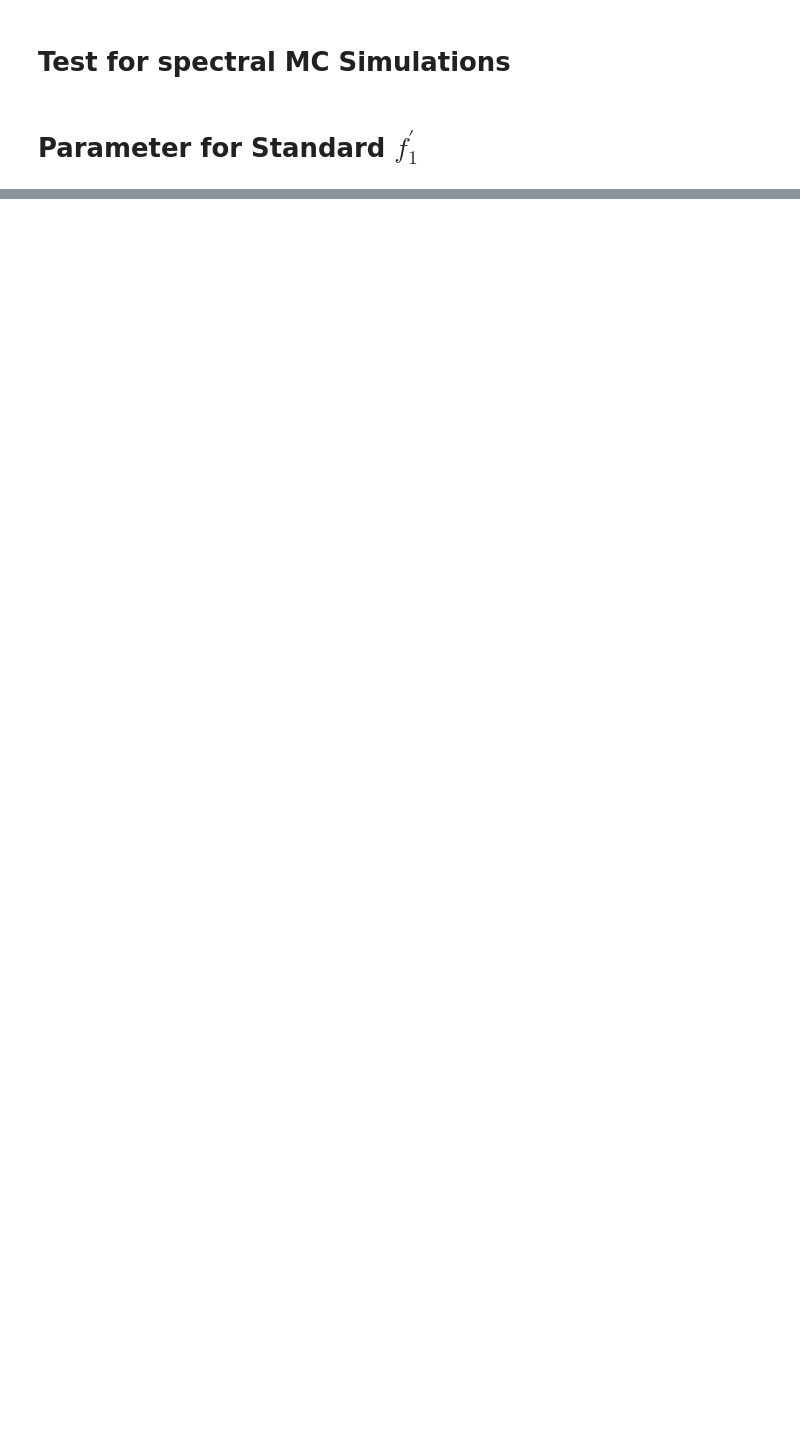
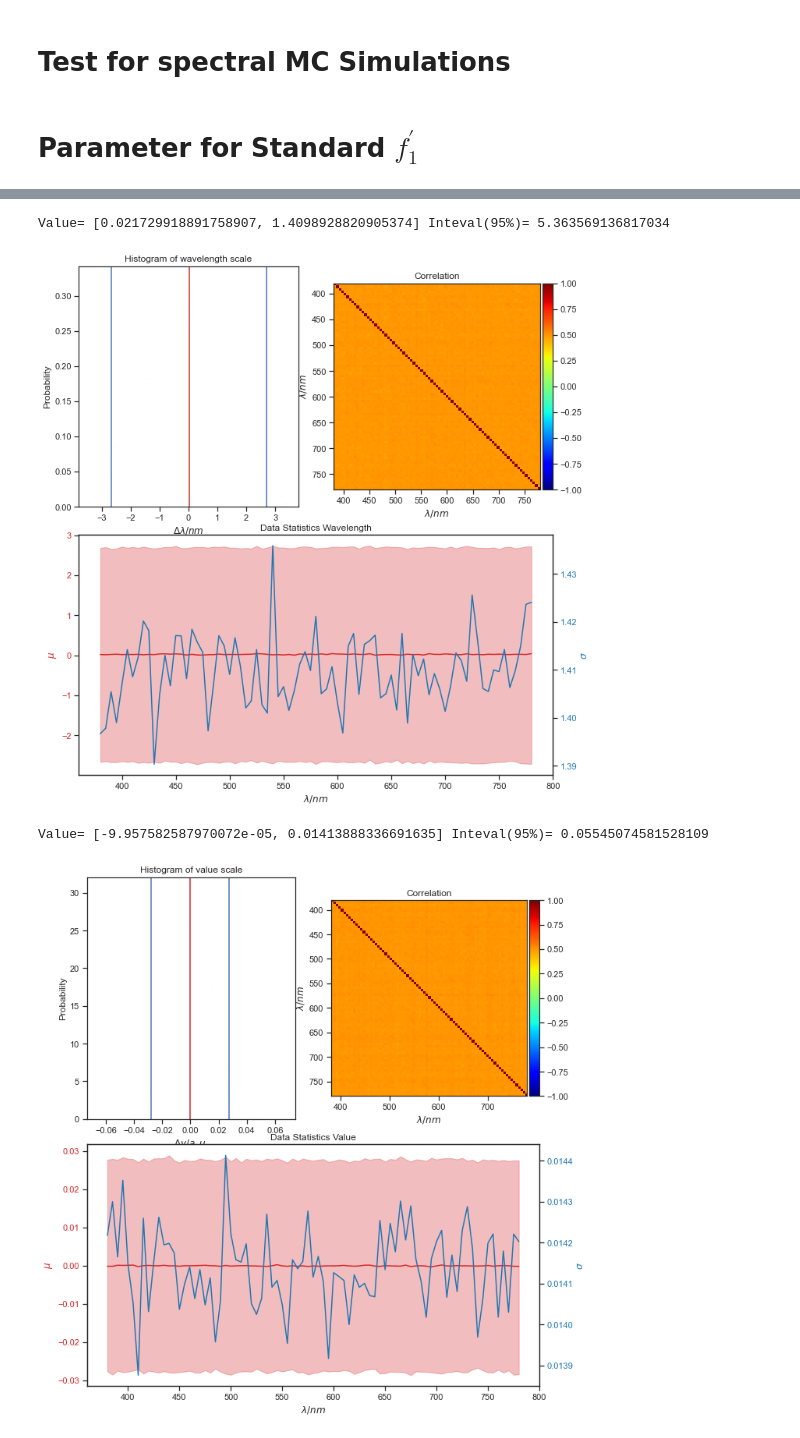
Before and after one commit to empir19nrm02/empir19nrm02, a Jupyter notebook: empir19nrm02/Jupyter/MCTest.ipynb, the cells around one changed output, grey strips where cells are left out. Drawn from its saved outputs; the diff is of its cells as text; code cells hidden in the pictures; blank space fills up the shorter version.

```diff
--- a/empir19nrm02/Jupyter/MCTest.ipynb
+++ b/empir19nrm02/Jupyter/MCTest.ipynb
@@ -26,26 +25,34 @@ trials = 100
 # %%
 def plotHistScales( data, fig=None, ax=None, bins=50, density=True,
              title='Title', xLabel='xLabel', yLabel=None):
-    plt.hist(data[1:], bins=bins, density=density)
-    plt.xlabel(xLabel)
-    plt.title(title)
+
+    if ax == None:
+        fig, ax1 = plt.subplots()
+    else:
+        ax1=ax
+
+    ax1.hist(data[1:], bins=bins, density=density)
+    ax1.set_xlabel(xLabel)
+    ax1.set_title(title)
     if yLabel is None:
-        plt.ylabel('Probability')
+        ax1.set_ylabel('Probability')
     else:
-        plt.ylabel(yLabel)
+        ax1.set_ylabel(yLabel)
 
     # stat over all
     [value, interval] = sumMC(data, Coverage=0.95)
+    print( 'Value=', value, 'Inteval(95%)=', interval[1]-interval[0])
 
-    plt.axvline(interval[0])
-    plt.axvline(interval[1])
-    plt.show()
-    print( 'Value=', value, 'Inteval(95%)=', interval[1]-interval[0])
+    ax1.axvline(interval[0])
+    ax1.axvline(interval[1])
+    ax1.axvline(value[0], color='tab:red')
+    if ax is None:
+        fig.show()
 
 def plotHistScalesWl( data, fig=None, ax=None, bins=50, density=True,
               title =  'Histogram of wavelength scale',
               xLabel = '$\Delta \lambda / nm$'):
-    plotHistScales( data,fig=fig, bins=bins, density=density, title=title, xLabel=xLabel)
+    plotHistScales( data,fig=fig, ax=ax, bins=bins, density=density, title=title, xLabel=xLabel)
 
 def plotHistScalesValue( data, fig=None, ax=None, bins=50, density=True,
               title =  'Histogram of value scale',
@@ -239,3 +271,13 @@ seaborn_plot_result( result3)
 #        fileName = str.format(iMC, jMC)
 #        np.save( fileName, array)
 #
+# %%
+analyse2 = array2analyse(array_mc, wavelength_stat = False, scale_to_ref=True)
+[result_sum_mcv2, interval2] = sumMCV(analyse2, Coverage=0.95)
+analyse_stat( array_mc, wavelength_stat = True, scale_to_ref=True)
+analyse_stat( array_mc, wavelength_stat = False, scale_to_ref=True)
+# %% [output]
+Value= [0.021729918891758907, 1.4098928820905374] Inteval(95%)= 5.363569136817034
+[figure, added]
+Value= [-9.957582587970072e-05, 0.01413888336691635] Inteval(95%)= 0.05545074581528109
+[figure, added]
```
Also changed, not shown: parts of 11 cells of this notebook.
